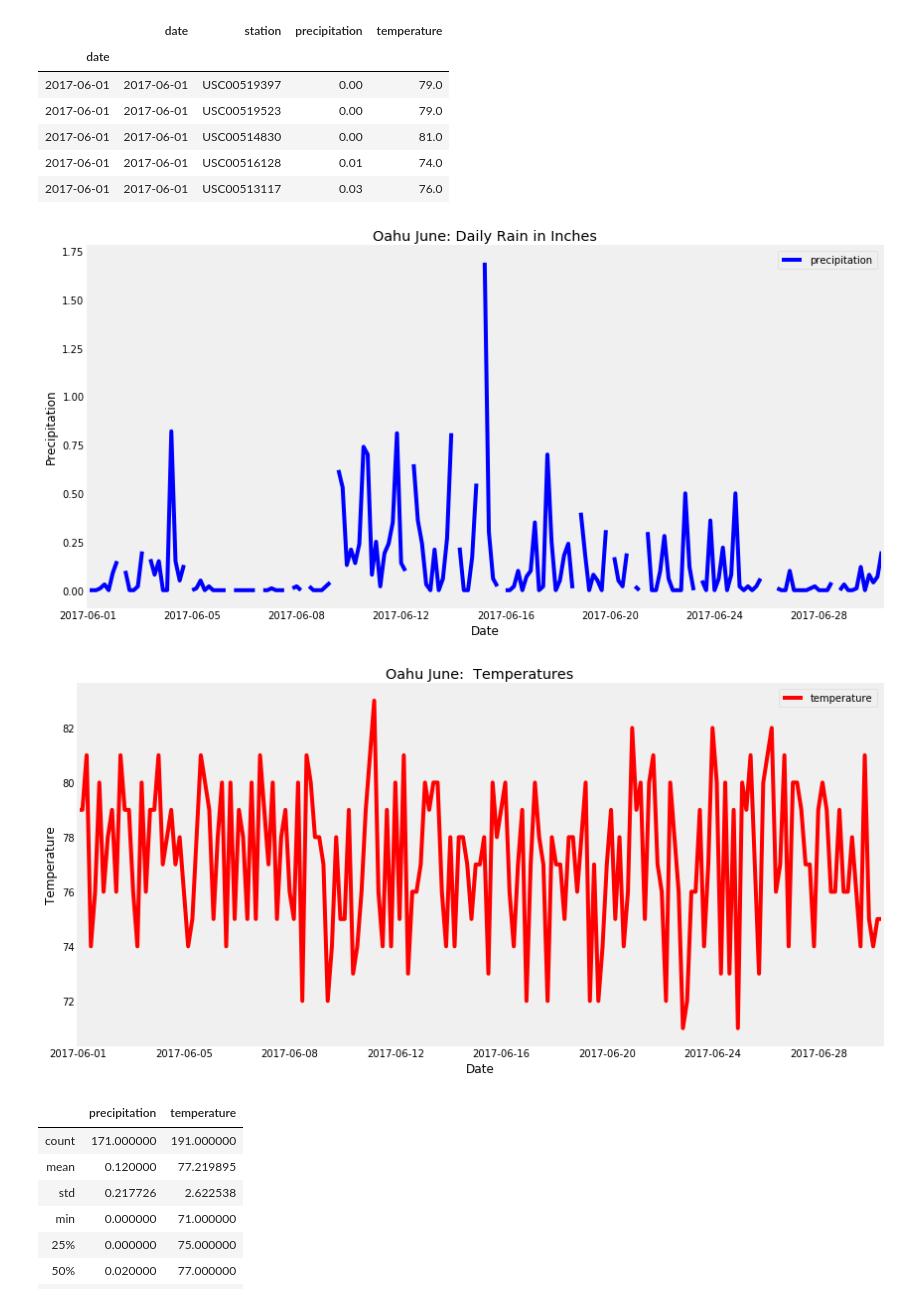
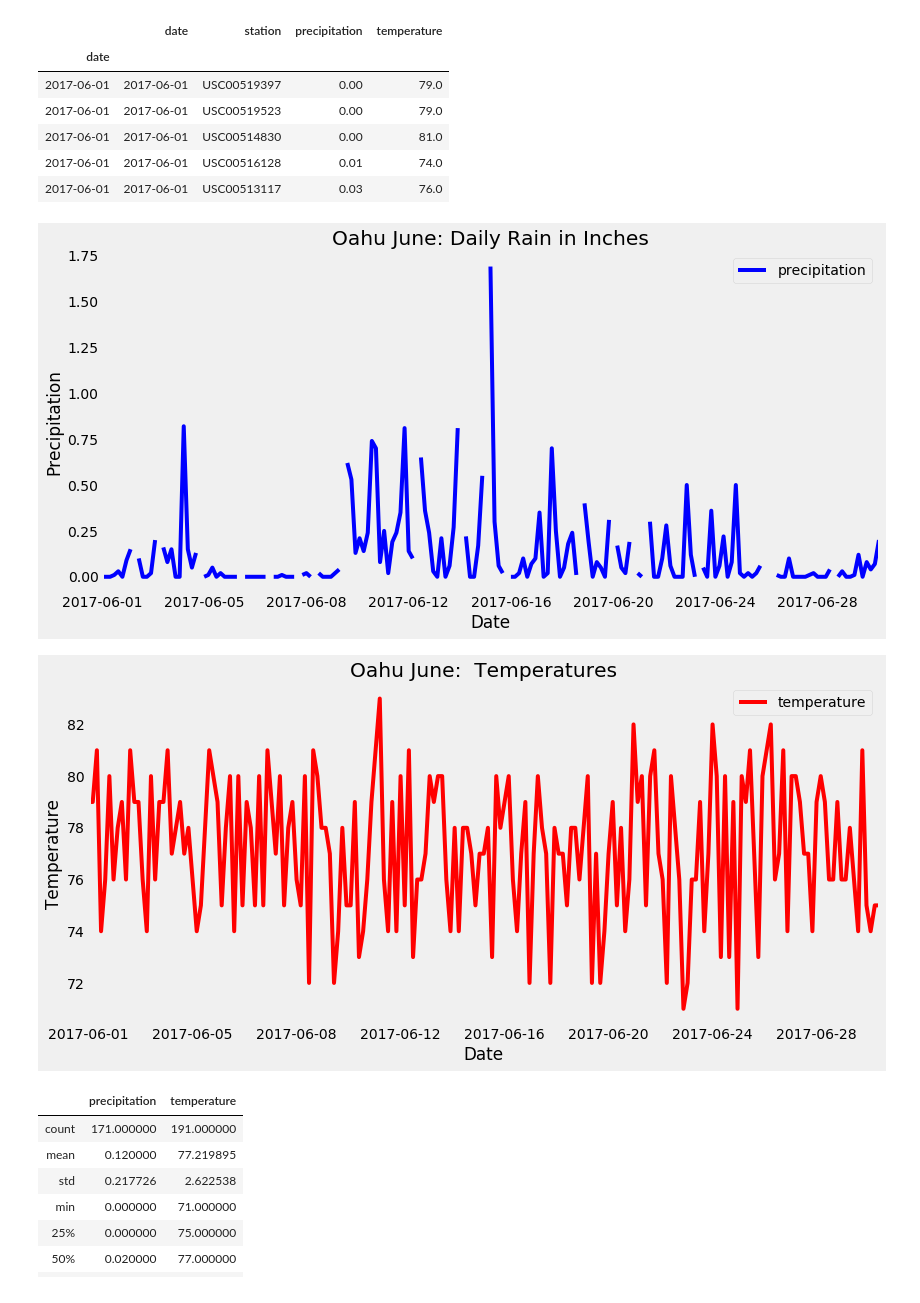
Before and after one commit to MauroBarron/surfs_up, a Jupyter notebook: climate_analysis.ipynb, the cells around one changed output. Cells and saved outputs as stored; diff of their text form; code cells hidden in the pictures.

```diff
--- a/climate_analysis.ipynb
+++ b/climate_analysis.ipynb
@@ -219,6 +219,7 @@ june_df.head()
 | 2017-06-01 | 2017-06-01 | USC00513117 | 0.03 | 76.0 |
 # %%
 ## Visual exploration of June Precipitation
+plt.style.use('fivethirtyeight') # figure style
 june_df.plot(x='date', y='precipitation', color="blue", figsize=(12,6)) # does not seem terrible. one  or two heavy day.
 plt.xlabel("Date")
 plt.ylabel ("Precipitation")
@@ -227,18 +228,19 @@ plt.grid()
 plt.tight_layout()
 plt.savefig("Images/Oahu_June_Daily_Rain_in_Inches.png")
 # %% [output]
-[figure, old version]
+[figure, new version]
 # %%
 ## Visual exploration of June Temperatures
+plt.style.use('fivethirtyeight') # figure style
 june_df.plot(x='date', y='temperature', color="red", figsize=(12,6)) # does not seem terrible. one  or two heavy day.
 plt.xlabel("Date")
 plt.ylabel ("Temperature")
 plt.title("Oahu June:  Temperatures")
 plt.grid()
 plt.tight_layout()
 plt.savefig("Images/Oahu_June_Temperatures.png")
 # %% [output]
-[figure, old version]
+[figure, new version]
 # %%
 ## And finally our statistics
 june_df.describe()
```
Also changed, not shown: 3 other files.
